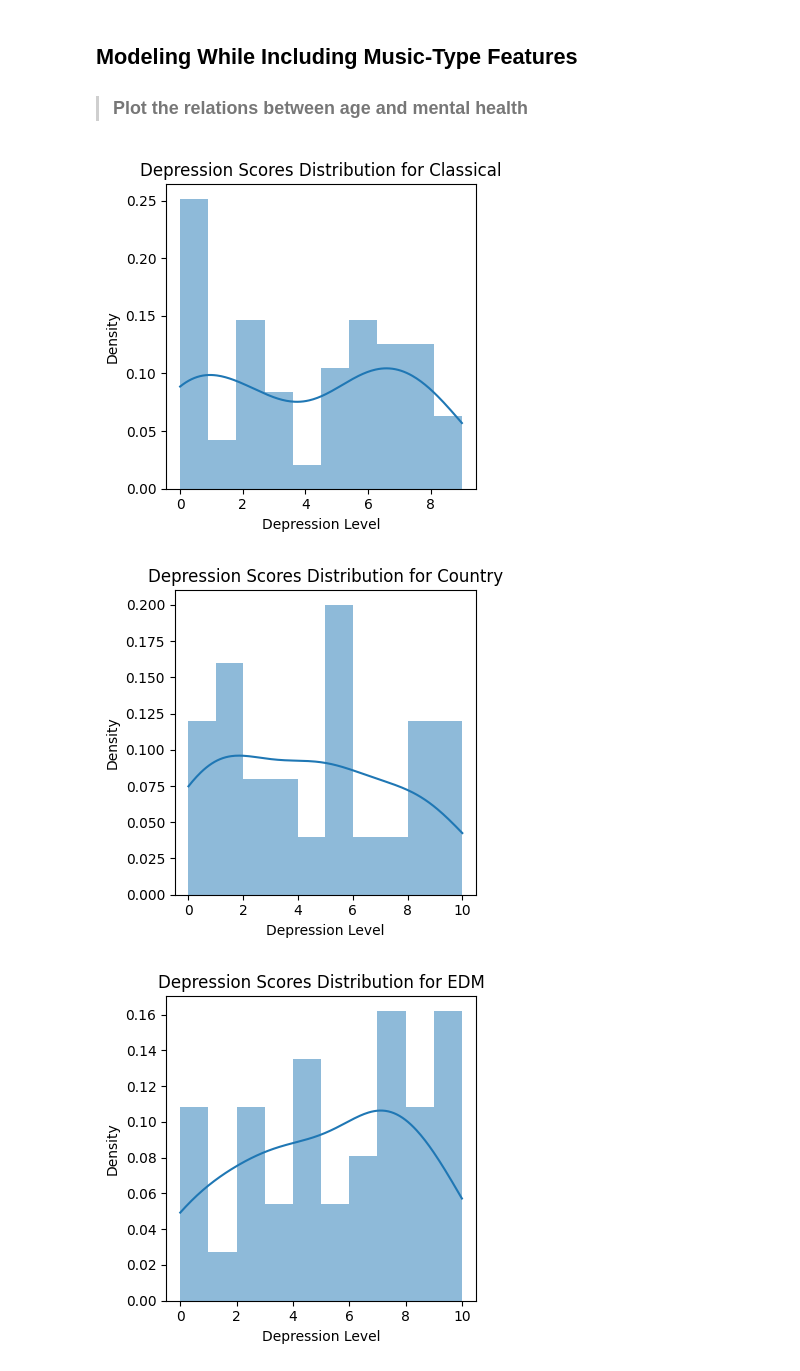
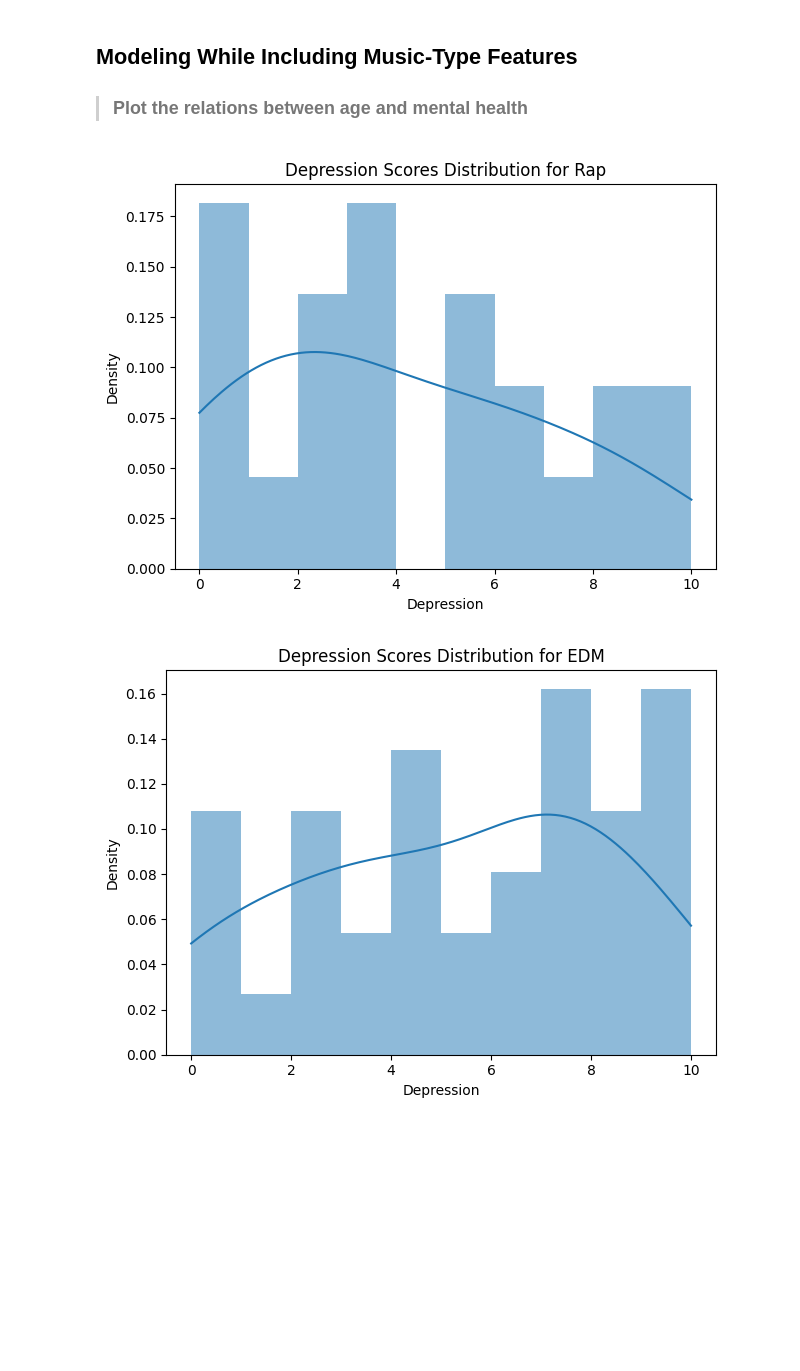
Before and after one commit to ObliqueHacks/musicTaste, a Jupyter notebook: music/music.ipynb, the cells around one changed output. Cells and saved outputs as stored; diff of their text form; code cells hidden in the pictures; blank space fills up the shorter version.

```diff
--- a/music/music.ipynb
+++ b/music/music.ipynb
@@ -72,21 +72,15 @@ train_subset.tail()
 # %%
 segmented_data = cp.groupby('Fav genre')['Depression'].value_counts().unstack(fill_value=0)
 
-for genre in segmented_data.index:
-    plt.figure(figsize=(2, 2))  # Adjust size of each plot
+sns.histplot(data=cp[cp['Fav genre'] == "Rap"], x='Depression', kde=True, bins=10, stat='density', linewidth=0)
+plt.title(f'Depression Scores Distribution for Rap')
+plt.tight_layout()
+plt.show()
 
-    # Plot histogram with KDE curve using seaborn
-    sns.histplot(data=cp[cp['Fav genre'] == genre], x='Depression', kde=True, bins=10, stat='density', linewidth=0)
-
-    # Customize the plot
-    plt.title(f'Depression Scores Distribution for {genre}')
-    plt.xlabel('Depression Level')
-    plt.ylabel('Density')
-    plt.tight_layout()
-
-    # Show the plot
-    plt.show()
+sns.histplot(data=cp[cp['Fav genre'] == "EDM"], x='Depression', kde=True, bins=10, stat='density', linewidth=0)
+plt.title(f'Depression Scores Distribution for EDM')
+plt.tight_layout()
+plt.show()
 # %% [output]
-[figure, old version]
+[figure, new version]
-[figure, old version]
+[figure, new version]
-[figure, removed]
```
Also changed, not shown: parts of 1 cell of this notebook.
